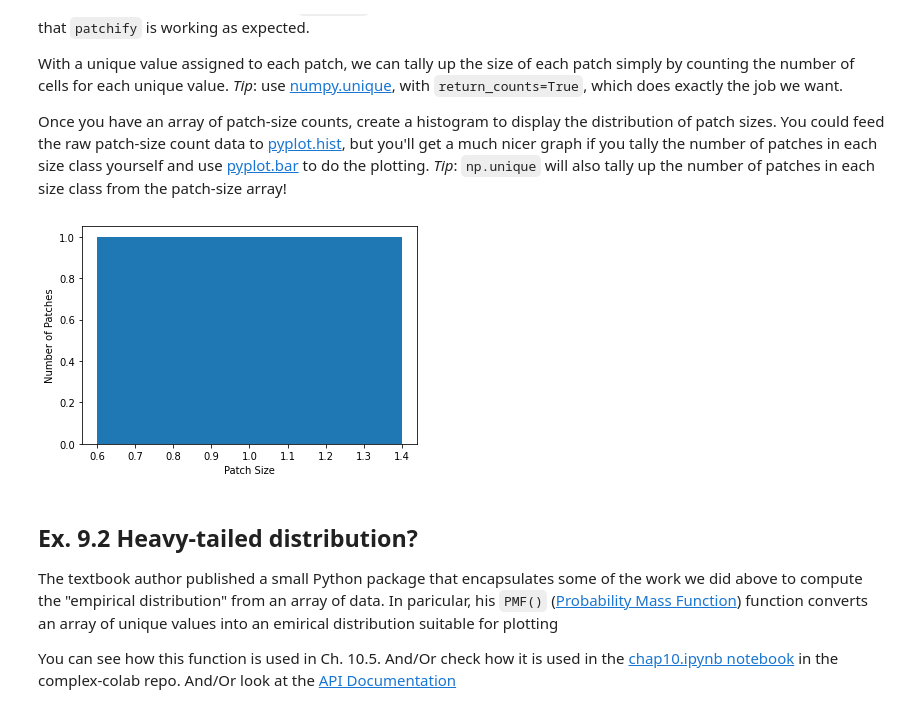
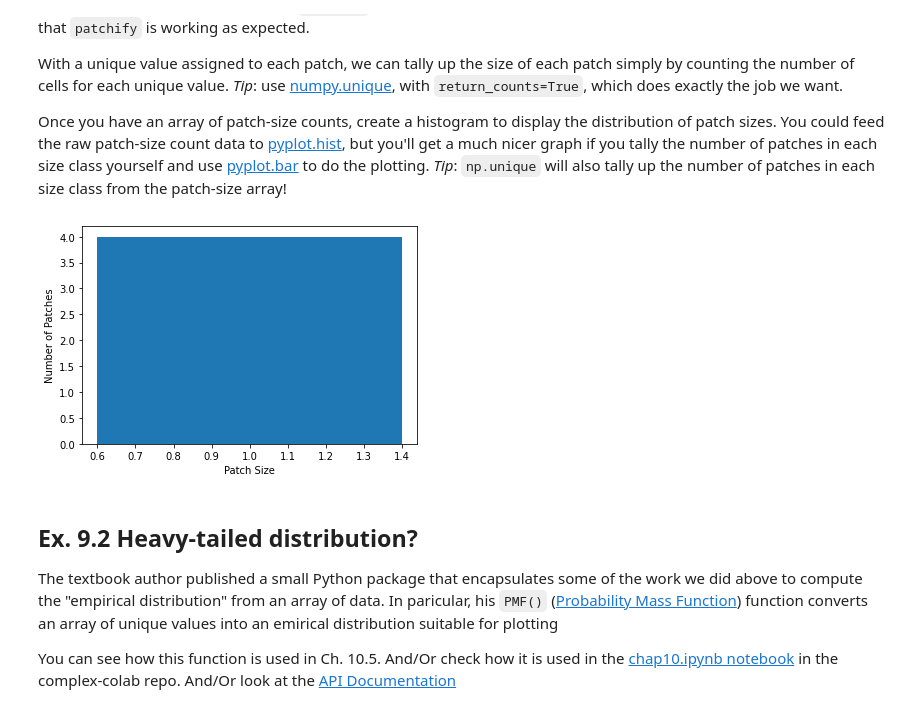
Before and after one commit to WilliamQin65/cap-comp215, a Jupyter notebook: labs/lab09.ipynb, the cells around one changed output. Drawn from its saved outputs; the diff is of its cells as text; code cells hidden in the pictures.

```diff
--- a/labs/lab09.ipynb
+++ b/labs/lab09.ipynb
@@ -515,21 +515,21 @@ You could feed the raw patch-size count data to [pyplot.hist](https://matplotlib
 # %%
 import matplotlib.pyplot as plt
 import numpy as np
+array = np.array([
+    [1, 1, 2, 2],
+    [1, 1, 2, 2],
+    [3, 3, 4, 4],
+    [3, 3, 4, 4]
+])
 
-# Define a 2D array of categorical values
-array = np.array([
-    [1, 2, 3],
-    [5, 6, 7],
-    [3, 4, 5],
-])
-patch_array = patchify(array, 2)
+patch_array = patchify(array, 1)
 patch_sizes, patch_counts = np.unique(patch_array, return_counts=True)
 plt.bar(patch_sizes[1:], patch_counts[1:])
 plt.xlabel('Patch Size')
 plt.ylabel('Number of Patches')
 plt.show()
 # %% [output]
-[figure, old version]
+[figure, new version]
 # %% [markdown]
 ## Ex. 9.2 Heavy-tailed distribution?
 The textbook author published a small Python package that encapsulates some of the work we did above to compute the "empirical distribution" from an array of data.  In paricular, his `PMF()` ([Probability Mass Function](https://en.wikipedia.org/wiki/Probability_mass_function)) function converts an array of unique values into an emirical distribution suitable for plotting
```
